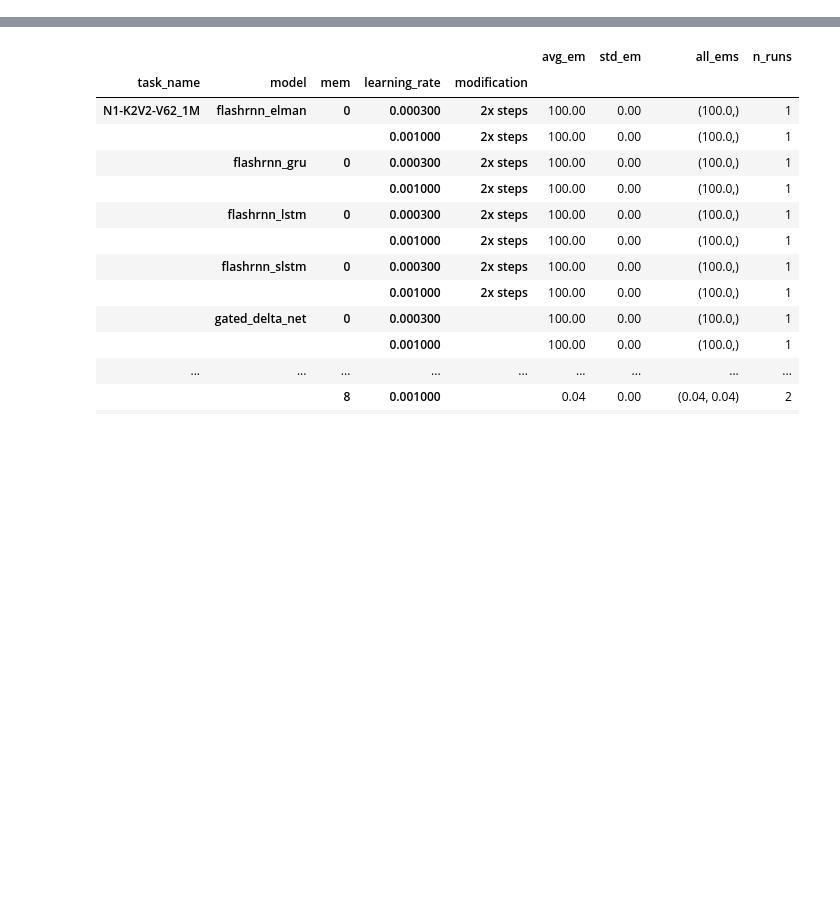
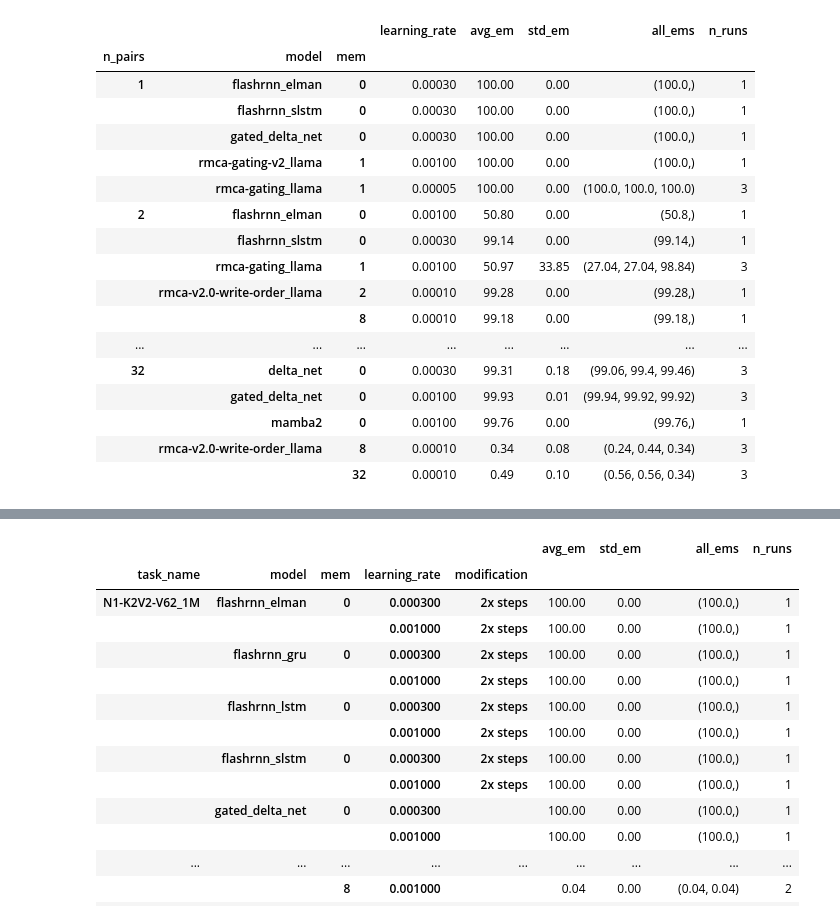
Before and after one commit to booydar/compressing-associations, a Jupyter notebook: notebooks/collect_results_compressing_associations.ipynb, the cells around one changed output, grey strips where cells are left out. Saved outputs shown, nothing was run; the diff lists cells and outputs as text; code cells hidden in the pictures; blank space fills up the shorter version.

```diff
--- a/notebooks/collect_results_compressing_associations.ipynb
+++ b/notebooks/collect_results_compressing_associations.ipynb
@@ -135,0 +150,45 @@ grouped
+# %%
+target_models = [
+    'rmca-gating_llama',
+    'rmca-gating-v2_llama',
+    'rmca-v2.0-write-order_llama',
+    'flashrnn_elman',
+    # 'flashrnn_gru',
+    # 'flashrnn_lstm',
+    'flashrnn_slstm',
+    'mamba2',
+    'delta_net', 'gated_delta_net',
+]
+
+filtered = grouped.reset_index()
+filtered = filtered[filtered['model'].isin(target_models)]
+
+best = (
+    filtered
+    .sort_values(['n_pairs', 'avg_em'], ascending=[True, False])
+    .groupby(['n_pairs', 'model', 'mem'], as_index=False)
+    .head(1)
+    .sort_values(['n_pairs', 'model', 'mem'])
+    .set_index(['n_pairs', 'model', 'mem'])
+)
+display_cols = ['learning_rate', 'avg_em', 'std_em', 'all_ems', 'n_runs']
+best[display_cols]
+# %% [output]
+|  |  |  | learning_rate | avg_em | std_em | all_ems | n_runs |
+| n_pairs | model | mem |  |  |  |  |  |
+| 1 | flashrnn_elman | 0 | 0.00030 | 100.00 | 0.00 | (100.0,) | 1 |
+|  | flashrnn_slstm | 0 | 0.00030 | 100.00 | 0.00 | (100.0,) | 1 |
+|  | gated_delta_net | 0 | 0.00030 | 100.00 | 0.00 | (100.0,) | 1 |
+|  | rmca-gating-v2_llama | 1 | 0.00100 | 100.00 | 0.00 | (100.0,) | 1 |
+|  | rmca-gating_llama | 1 | 0.00005 | 100.00 | 0.00 | (100.0, 100.0, 100.0) | 3 |
+| 2 | flashrnn_elman | 0 | 0.00100 | 50.80 | 0.00 | (50.8,) | 1 |
+|  | flashrnn_slstm | 0 | 0.00030 | 99.14 | 0.00 | (99.14,) | 1 |
+|  | rmca-gating_llama | 1 | 0.00100 | 50.97 | 33.85 | (27.04, 27.04, 98.84) | 3 |
+|  | rmca-v2.0-write-order_llama | 2 | 0.00010 | 99.28 | 0.00 | (99.28,) | 1 |
+|  |  | 8 | 0.00010 | 99.18 | 0.00 | (99.18,) | 1 |
+| ... | ... | ... | ... | ... | ... | ... | ... |
+| 32 | delta_net | 0 | 0.00030 | 99.31 | 0.18 | (99.06, 99.4, 99.46) | 3 |
+|  | gated_delta_net | 0 | 0.00100 | 99.93 | 0.01 | (99.94, 99.92, 99.92) | 3 |
+|  | mamba2 | 0 | 0.00100 | 99.76 | 0.00 | (99.76,) | 1 |
+|  | rmca-v2.0-write-order_llama | 8 | 0.00010 | 0.34 | 0.08 | (0.24, 0.44, 0.34) | 3 |
+|  |  | 32 | 0.00010 | 0.49 | 0.10 | (0.56, 0.56, 0.34) | 3 |
```
Also changed, not shown: parts of 15 cells of this notebook, 9 other files.
